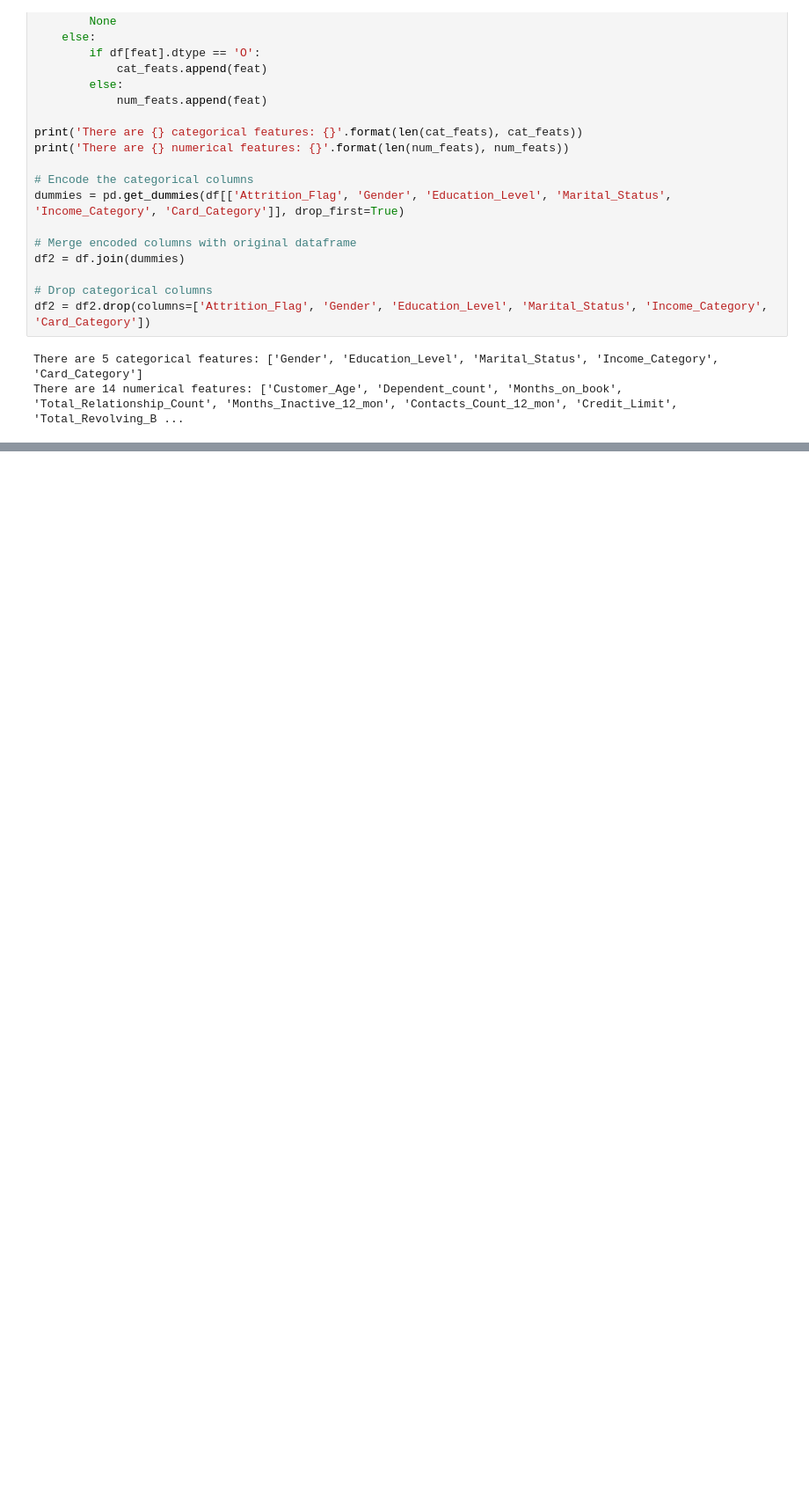
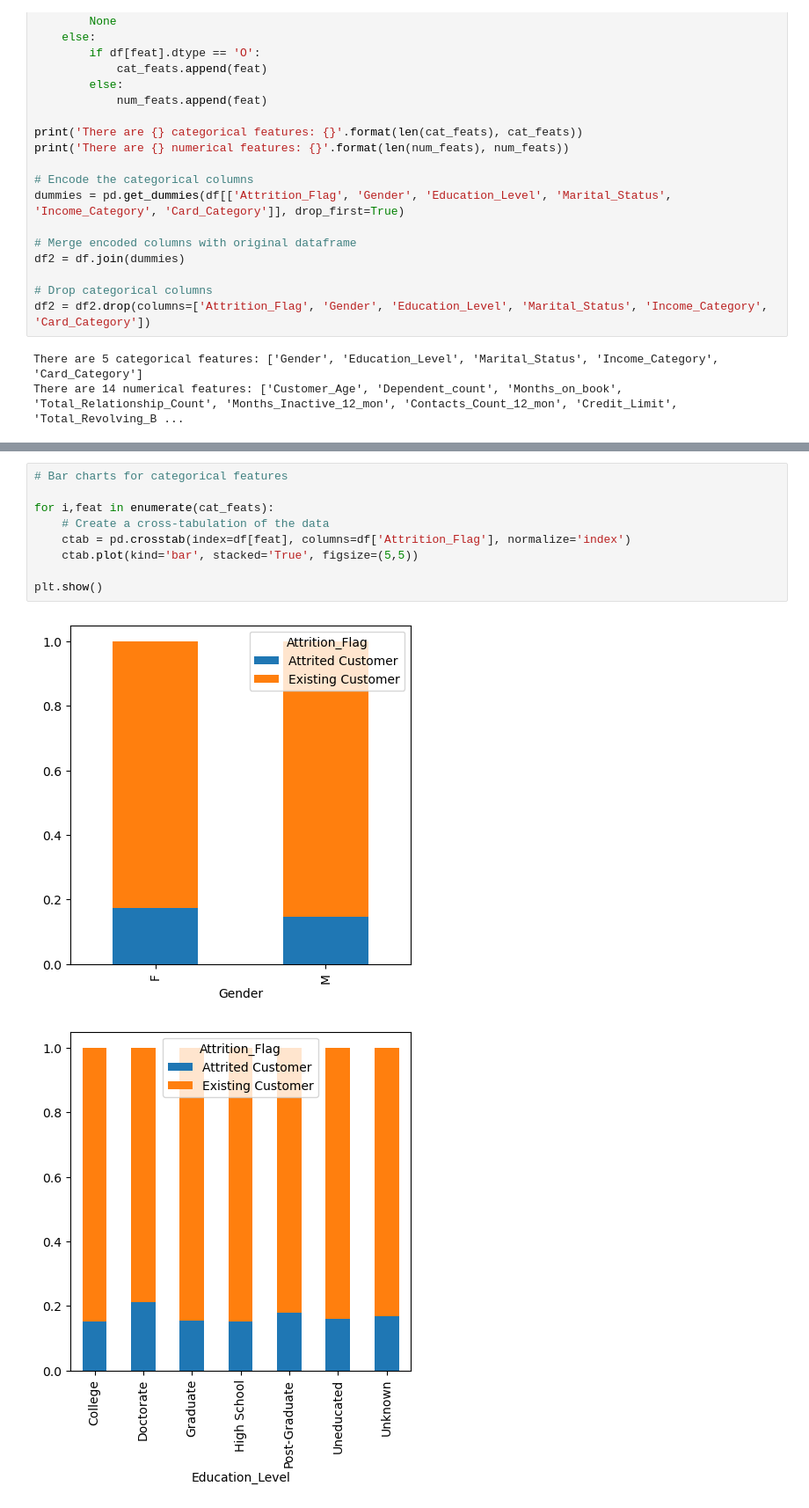
Before and after one commit to andrelopes2001/AA_Project_G6, a Jupyter notebook: code/data/data_analysis.ipynb, the cells around one changed output, grey strips where cells are left out. Shown at 88% size. Cells and saved outputs as stored; diff of their text form; blank space fills up the shorter version.

```diff
--- a/code/data/data_analysis.ipynb
+++ b/code/data/data_analysis.ipynb
@@ -66,0 +117,12 @@ There are 14 numerical features: ['Customer_Age', 'Dependent_count', 'Months_on_
+# %%
+# Bar charts for categorical features
+
+for i,feat in enumerate(cat_feats):
+    # Create a cross-tabulation of the data
+    ctab = pd.crosstab(index=df[feat], columns=df['Attrition_Flag'], normalize='index')
+    ctab.plot(kind='bar', stacked='True', figsize=(5,5))
+
+plt.show()
+# %% [output]
+[figure, added]
+[figure, added]
```
Also changed, not shown: parts of 6 cells of this notebook.
